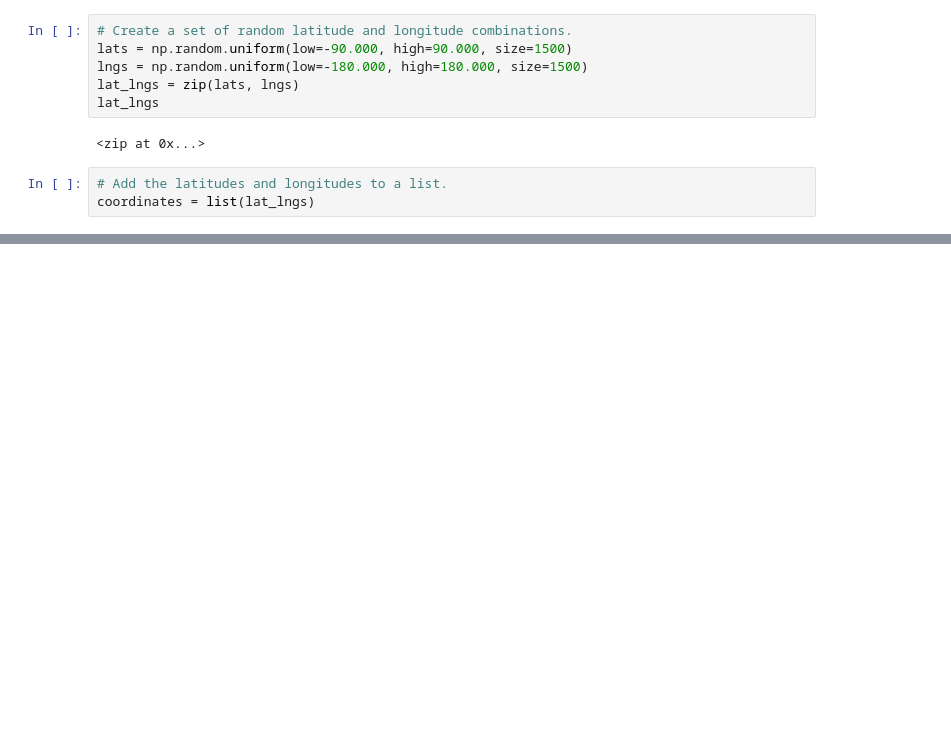
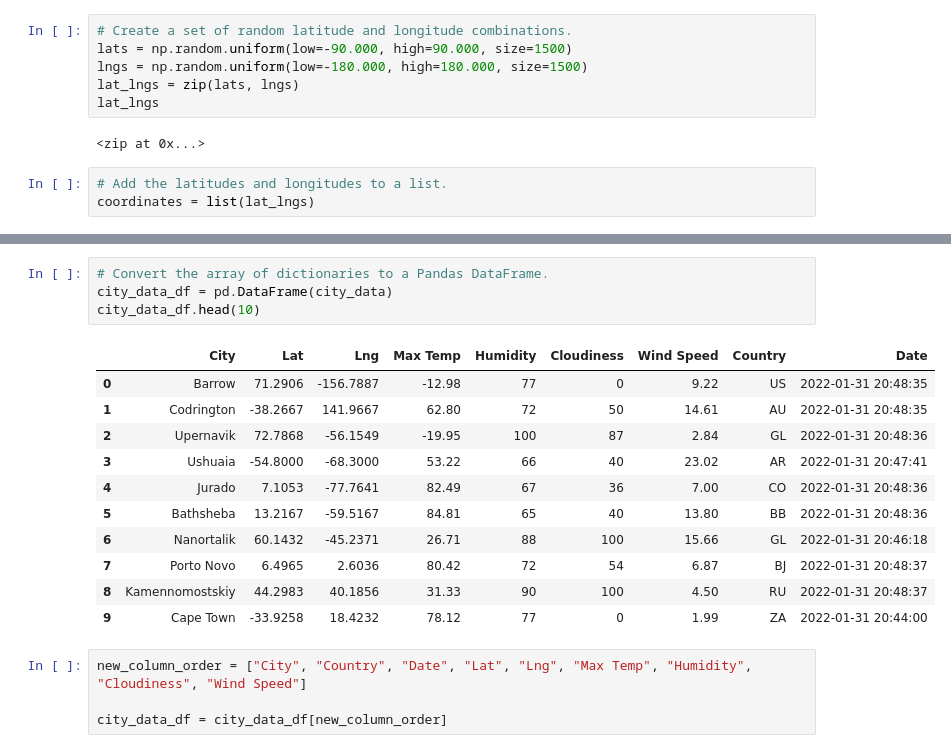
Before and after one commit to GiovanniBottone/World_Weather_Analysis, a Jupyter notebook: WeatherPy.ipynb, the cells around one changed output, grey strips where cells are left out. Saved outputs shown, nothing was run; the diff lists cells and outputs as text; blank space fills up the shorter version.

```diff
--- a/WeatherPy.ipynb
+++ b/WeatherPy.ipynb
@@ -30,0 +127,20 @@ NameError: name 'citipy' is not defined
+# %%
+# Convert the array of dictionaries to a Pandas DataFrame.
+city_data_df = pd.DataFrame(city_data)
+city_data_df.head(10)
+# %% [output]
+|  | City | Lat | Lng | Max Temp | Humidity | Cloudiness | Wind Speed | Country | Date |
+| 0 | Barrow | 71.2906 | -156.7887 | -12.98 | 77 | 0 | 9.22 | US | 2022-01-31 20:48:35 |
+| 1 | Codrington | -38.2667 | 141.9667 | 62.80 | 72 | 50 | 14.61 | AU | 2022-01-31 20:48:35 |
+| 2 | Upernavik | 72.7868 | -56.1549 | -19.95 | 100 | 87 | 2.84 | GL | 2022-01-31 20:48:36 |
+| 3 | Ushuaia | -54.8000 | -68.3000 | 53.22 | 66 | 40 | 23.02 | AR | 2022-01-31 20:47:41 |
+| 4 | Jurado | 7.1053 | -77.7641 | 82.49 | 67 | 36 | 7.00 | CO | 2022-01-31 20:48:36 |
+| 5 | Bathsheba | 13.2167 | -59.5167 | 84.81 | 65 | 40 | 13.80 | BB | 2022-01-31 20:48:36 |
+| 6 | Nanortalik | 60.1432 | -45.2371 | 26.71 | 88 | 100 | 15.66 | GL | 2022-01-31 20:46:18 |
+| 7 | Porto Novo | 6.4965 | 2.6036 | 80.42 | 72 | 54 | 6.87 | BJ | 2022-01-31 20:48:37 |
+| 8 | Kamennomostskiy | 44.2983 | 40.1856 | 31.33 | 90 | 100 | 4.50 | RU | 2022-01-31 20:48:37 |
+| 9 | Cape Town | -33.9258 | 18.4232 | 78.12 | 77 | 0 | 1.99 | ZA | 2022-01-31 20:44:00 |
+# %%
+new_column_order = ["City", "Country", "Date", "Lat", "Lng", "Max Temp", "Humidity", "Cloudiness", "Wind Speed"]
+
+city_data_df = city_data_df[new_column_order]
```
Also changed, not shown: parts of 7 cells of this notebook, 1 other file.
